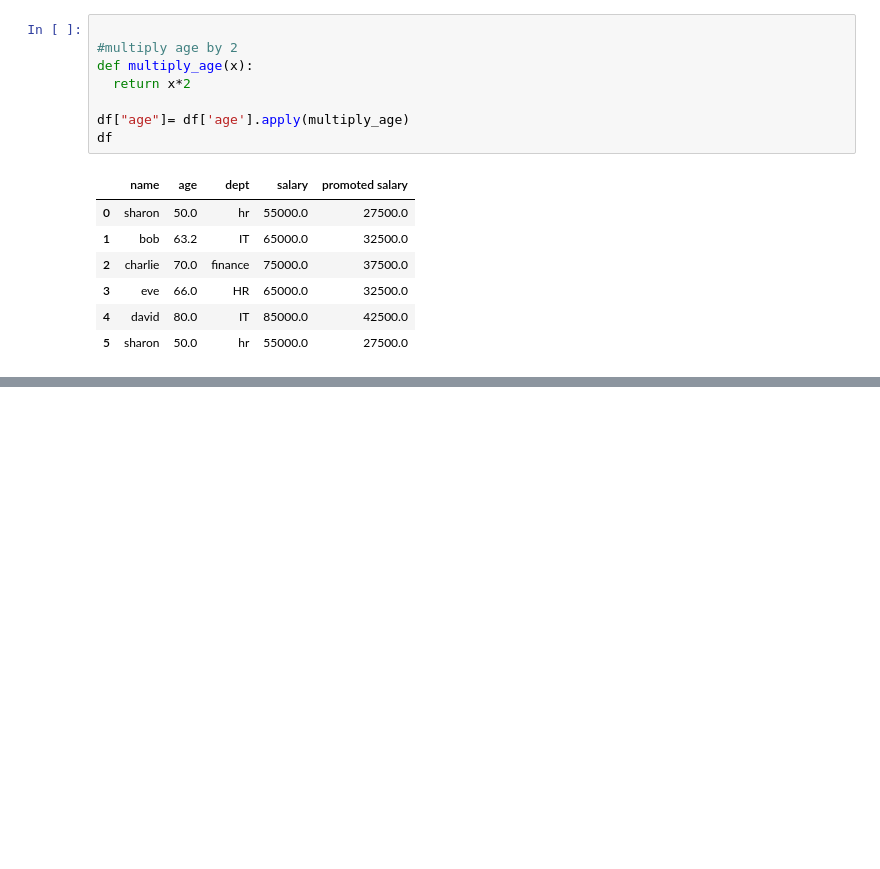
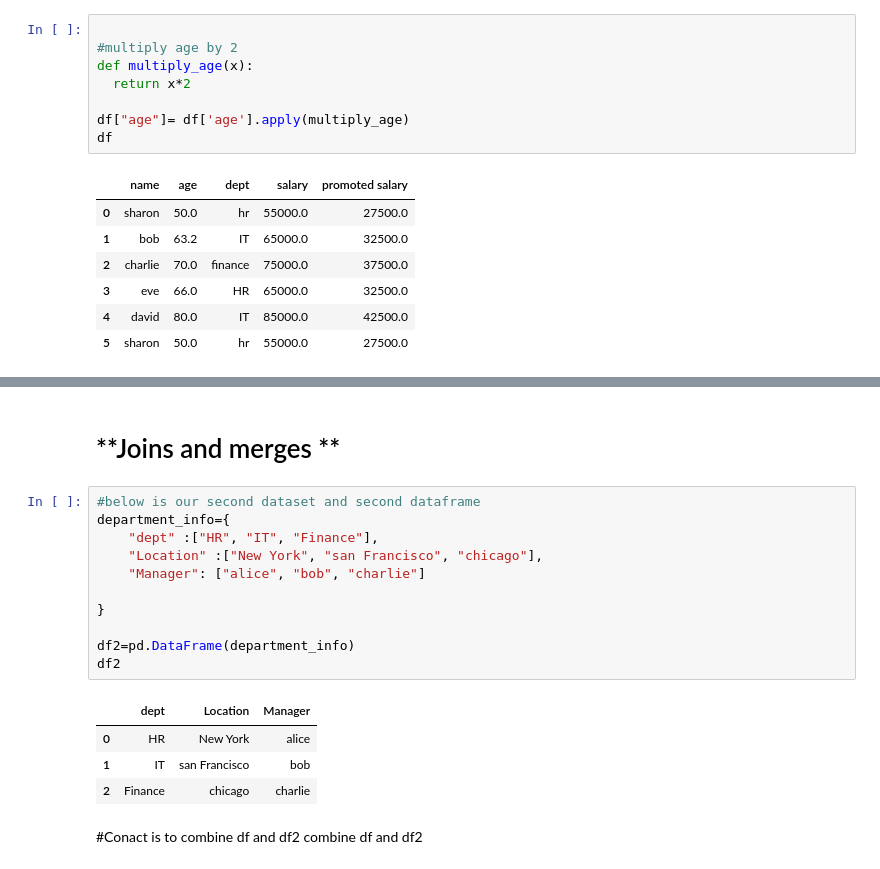
Before and after one commit to fafa20252025/fariba, a Jupyter notebook: pandasexercise.ipynb, the cells around one changed output, grey strips where cells are left out. Drawn from its saved outputs; the diff is of its cells as text; blank space fills up the shorter version.

```diff
--- a/pandasexercise.ipynb
+++ b/pandasexercise.ipynb
@@ -461,0 +474,21 @@ df
+# %% [markdown]
+# **Joins and merges **
+# %%
+#below is our second dataset and second dataframe
+department_info={
+    "dept" :["HR", "IT", "Finance"],
+    "Location" :["New York", "san Francisco", "chicago"],
+    "Manager": ["alice", "bob", "charlie"]
+
+}
+
+df2=pd.DataFrame(department_info)
+df2
+# %% [output]
+|  | dept | Location | Manager |
+| 0 | HR | New York | alice |
+| 1 | IT | san Francisco | bob |
+| 2 | Finance | chicago | charlie |
+# %% [markdown]
+#Conact is to combine df and df2
+combine df and df2
```
Also changed, not shown: parts of 9 cells of this notebook.
